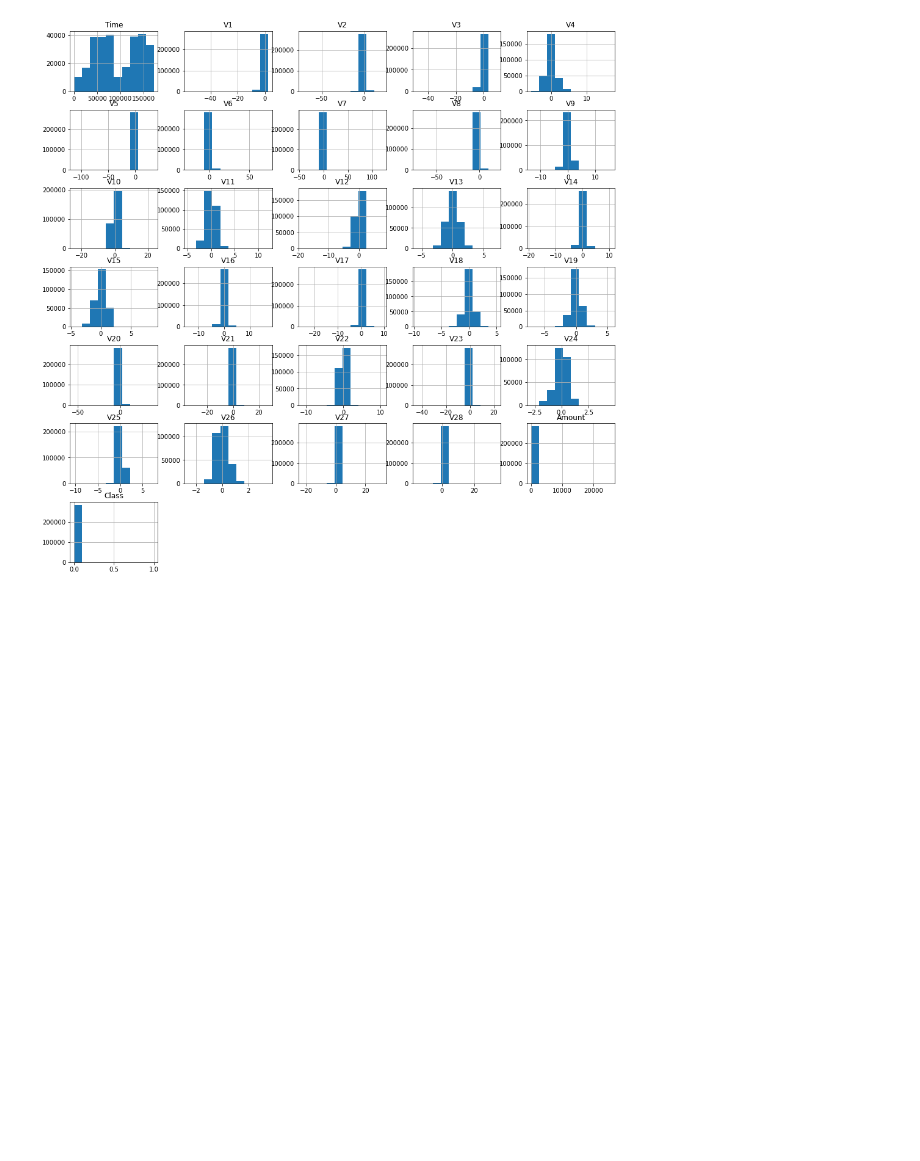
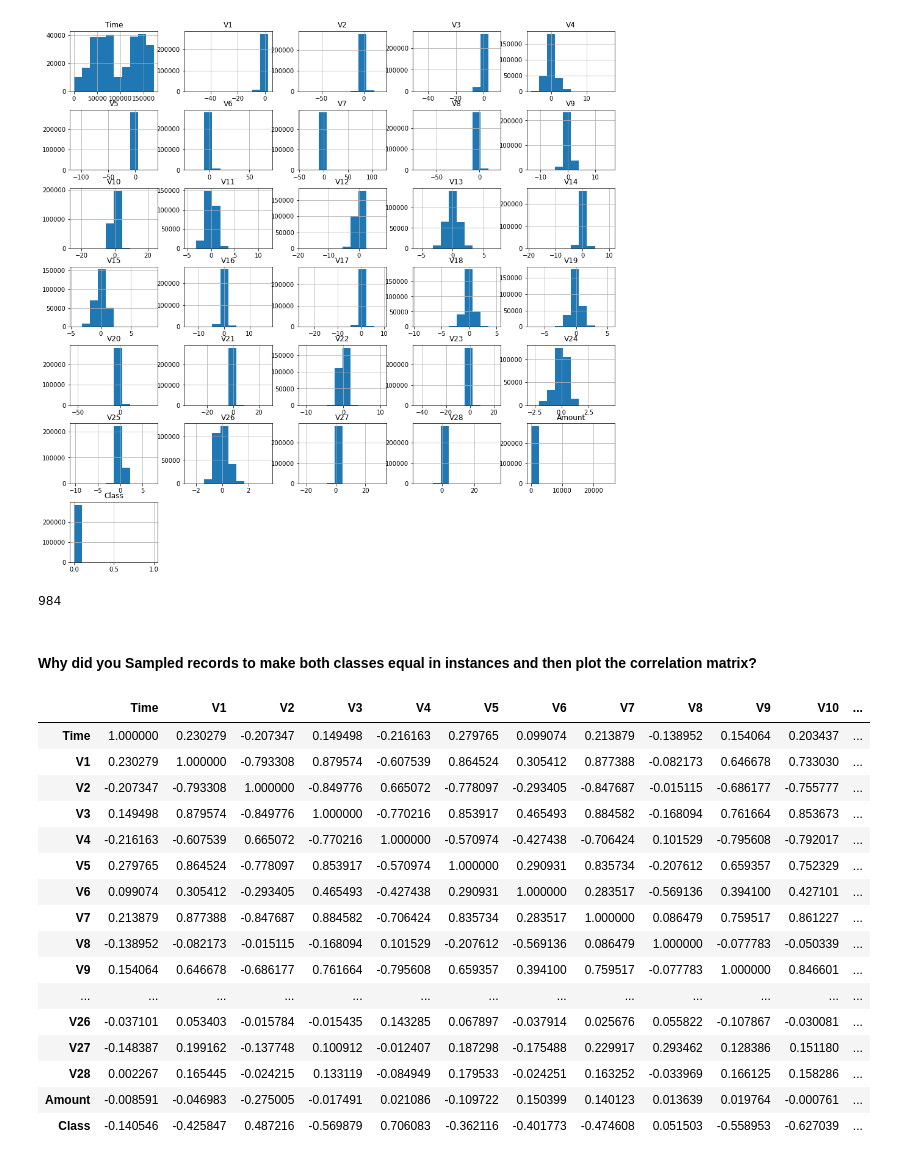
Before and after one commit to AsadNaeem361/myapp-heroku, a Jupyter notebook: jupyter/Accuracy_Paradox-Credit_Card_Data.ipynb, the cells around one changed output. Saved outputs shown, nothing was run; the diff lists cells and outputs as text; code cells hidden in the pictures; blank space fills up the shorter version.

```diff
--- a/jupyter/Accuracy_Paradox-Credit_Card_Data.ipynb
+++ b/jupyter/Accuracy_Paradox-Credit_Card_Data.ipynb
@@ -171,3 +198,34 @@ array([[<AxesSubplot:title={'center':'Time'}>,
        [<AxesSubplot:title={'center':'Class'}>, <AxesSubplot:>,
         <AxesSubplot:>, <AxesSubplot:>, <AxesSubplot:>]], dtype=object)
 [figure]
+# %%
+# segment records by class, 492 records of each class
+fraudRecs = df.loc[df['Class'] == 1]
+validRecs = df.loc[df['Class'] == 0]
+validRecs = validRecs.sample(n = 492)
+SampledData = pd.concat([fraudRecs, validRecs])
+len(SampledData)
+# %% [output]
+984
+# %% [markdown]
+#### Why did you Sampled records to make both classes equal in instances and then plot the correlation matrix?
+# %%
+SampledData.corr()
+# %% [output]
+|  | Time | V1 | V2 | V3 | V4 | V5 | V6 | V7 | V8 | V9 | V10 | ... |
+| Time | 1.000000 | 0.230279 | -0.207347 | 0.149498 | -0.216163 | 0.279765 | 0.099074 | 0.213879 | -0.138952 | 0.154064 | 0.203437 | ... |
+| V1 | 0.230279 | 1.000000 | -0.793308 | 0.879574 | -0.607539 | 0.864524 | 0.305412 | 0.877388 | -0.082173 | 0.646678 | 0.733030 | ... |
+| V2 | -0.207347 | -0.793308 | 1.000000 | -0.849776 | 0.665072 | -0.778097 | -0.293405 | -0.847687 | -0.015115 | -0.686177 | -0.755777 | ... |
+| V3 | 0.149498 | 0.879574 | -0.849776 | 1.000000 | -0.770216 | 0.853917 | 0.465493 | 0.884582 | -0.168094 | 0.761664 | 0.853673 | ... |
+| V4 | -0.216163 | -0.607539 | 0.665072 | -0.770216 | 1.000000 | -0.570974 | -0.427438 | -0.706424 | 0.101529 | -0.795608 | -0.792017 | ... |
+| V5 | 0.279765 | 0.864524 | -0.778097 | 0.853917 | -0.570974 | 1.000000 | 0.290931 | 0.835734 | -0.207612 | 0.659357 | 0.752329 | ... |
+| V6 | 0.099074 | 0.305412 | -0.293405 | 0.465493 | -0.427438 | 0.290931 | 1.000000 | 0.283517 | -0.569136 | 0.394100 | 0.427101 | ... |
+| V7 | 0.213879 | 0.877388 | -0.847687 | 0.884582 | -0.706424 | 0.835734 | 0.283517 | 1.000000 | 0.086479 | 0.759517 | 0.861227 | ... |
+| V8 | -0.138952 | -0.082173 | -0.015115 | -0.168094 | 0.101529 | -0.207612 | -0.569136 | 0.086479 | 1.000000 | -0.077783 | -0.050339 | ... |
+| V9 | 0.154064 | 0.646678 | -0.686177 | 0.761664 | -0.795608 | 0.659357 | 0.394100 | 0.759517 | -0.077783 | 1.000000 | 0.846601 | ... |
+| ... | ... | ... | ... | ... | ... | ... | ... | ... | ... | ... | ... | ... |
+| V26 | -0.037101 | 0.053403 | -0.015784 | -0.015435 | 0.143285 | 0.067897 | -0.037914 | 0.025676 | 0.055822 | -0.107867 | -0.030081 | ... |
+| V27 | -0.148387 | 0.199162 | -0.137748 | 0.100912 | -0.012407 | 0.187298 | -0.175488 | 0.229917 | 0.293462 | 0.128386 | 0.151180 | ... |
+| V28 | 0.002267 | 0.165445 | -0.024215 | 0.133119 | -0.084949 | 0.179533 | -0.024251 | 0.163252 | -0.033969 | 0.166125 | 0.158286 | ... |
+| Amount | -0.008591 | -0.046983 | -0.275005 | -0.017491 | 0.021086 | -0.109722 | 0.150399 | 0.140123 | 0.013639 | 0.019764 | -0.000761 | ... |
+| Class | -0.140546 | -0.425847 | 0.487216 | -0.569879 | 0.706083 | -0.362116 | -0.401773 | -0.474608 | 0.051503 | -0.558953 | -0.627039 | ... |
```
Also changed, not shown: parts of 20 cells of this notebook.
